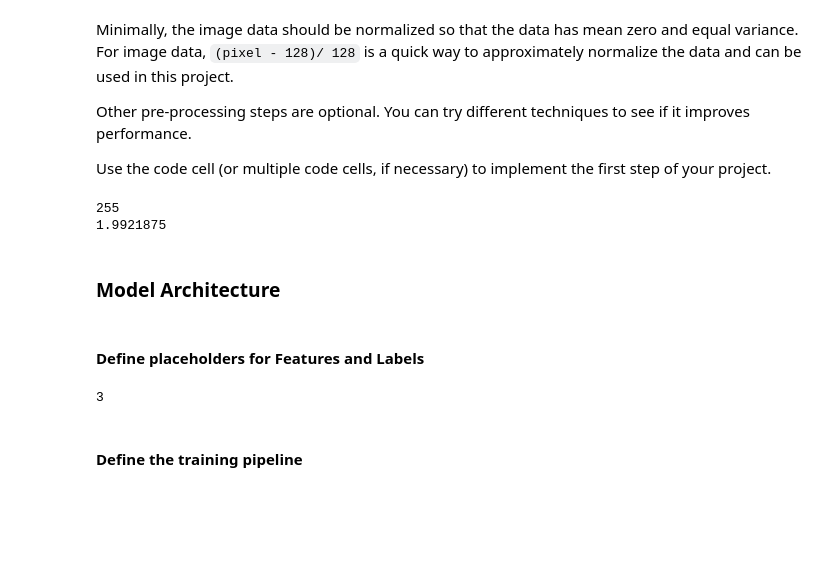
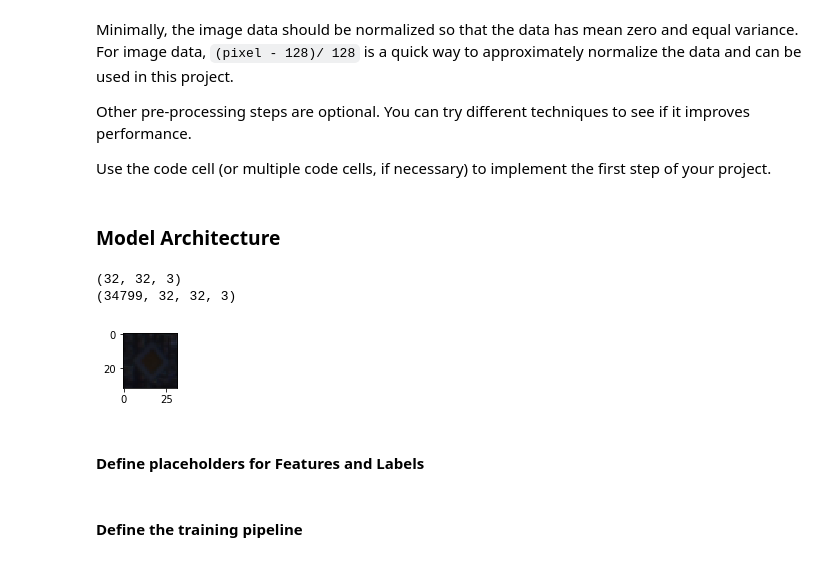
Before and after one commit to rnaidu02/CarND-Traffic-Sign-Classifier-Project, a Jupyter notebook: Traffic_Sign_Classifier.ipynb, the cells around one changed output. Saved outputs shown, nothing was run; the diff lists cells and outputs as text; code cells hidden in the pictures; blank space fills up the shorter version.

```diff
--- a/Traffic_Sign_Classifier.ipynb
+++ b/Traffic_Sign_Classifier.ipynb
@@ -179,18 +180,34 @@ Use the code cell (or multiple code cells, if necessary) to implement the first
 ### Feel free to use as many code cells as needed.
 
 ### Normalize the data (from range 0-255 to -1 to 1)
-print(np.max(X_train))
-X_train = (X_train-128)/128
-X_valid = (X_valid-128)/128
-X_test = (X_test-128)/128
-print(X_train.max())
-
+'''
+X_train_mod = X_train[:,:,:,:1]
+print(X_train_mod.shape)
+X_train_mod[:,:,:,0] = (X_train[:,:,:,0]*299. / 1000)+(X_train[:,:,:,1]*587. / 1000)+(X_train[:,:,:,2]*114. / 1000)
+#X_train_mod = (X_train_mod-128)/128
+X_valid_mod = X_valid[:,:,:,:1]
+X_valid_mod[:,:,:,0] = (X_valid[:,:,:,0]*299. / 1000)+(X_valid[:,:,:,1]*587. / 1000)+(X_valid[:,:,:,2]*114. / 1000)
+#X_valid_mod = (X_valid_mod-128)/128
+X_test_mod = X_test[:,:,:,:1]
+X_test_mod[:,:,:,0] = (X_test[:,:,:,0]*299. / 1000)+(X_test[:,:,:,1]*587. / 1000)+(X_test[:,:,:,2]*114. / 1000)
+#X_test_mod = (X_test_mod-128)/128
+print(np.max(X_train_mod))
+print(X_train_mod.shape)
+'''
 ### Shuffle the train data
 from sklearn.utils import shuffle
 
 X_train, y_train = shuffle(X_train, y_train)
-# %% [output]
-255
-1.9921875
 # %% [markdown]
 ### Model Architecture
+# %%
+index = random.randint(0, len(X_train))
+image = X_train[index]
+print(image.shape)
+plt.figure(figsize=(1,1))
+plt.imshow(image)
+print(X_train.shape)
+# %% [output]
+(32, 32, 3)
+(34799, 32, 32, 3)
+[figure, added]
@@ -312,14 +403,12 @@ def LeNet(x):
 # %% [markdown]
 #### Define placeholders for Features and Labels
 # %%
-nChannels = X_train.shape[1:][2]
+#nChannels = X_train_mod.shape[1:][2]
 
-print (nChannels)
+#print (nChannels)
 x = tf.placeholder(tf.float32, (None, 32, 32, 3))
 y = tf.placeholder(tf.int32, (None))
 one_hot_y = tf.one_hot(y, n_classes)
-# %% [output]
-3
 # %% [markdown]
 #### Define the training pipeline
 # %%
```
Also changed, not shown: parts of 6 cells of this notebook.
